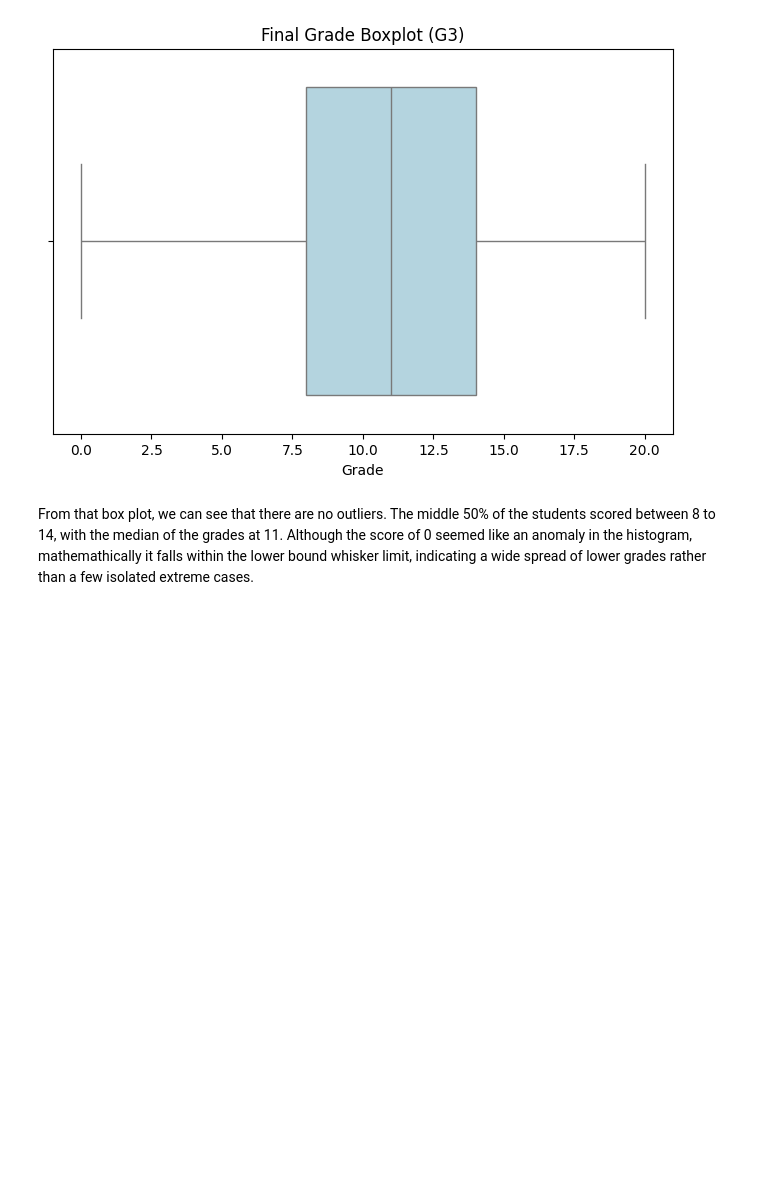
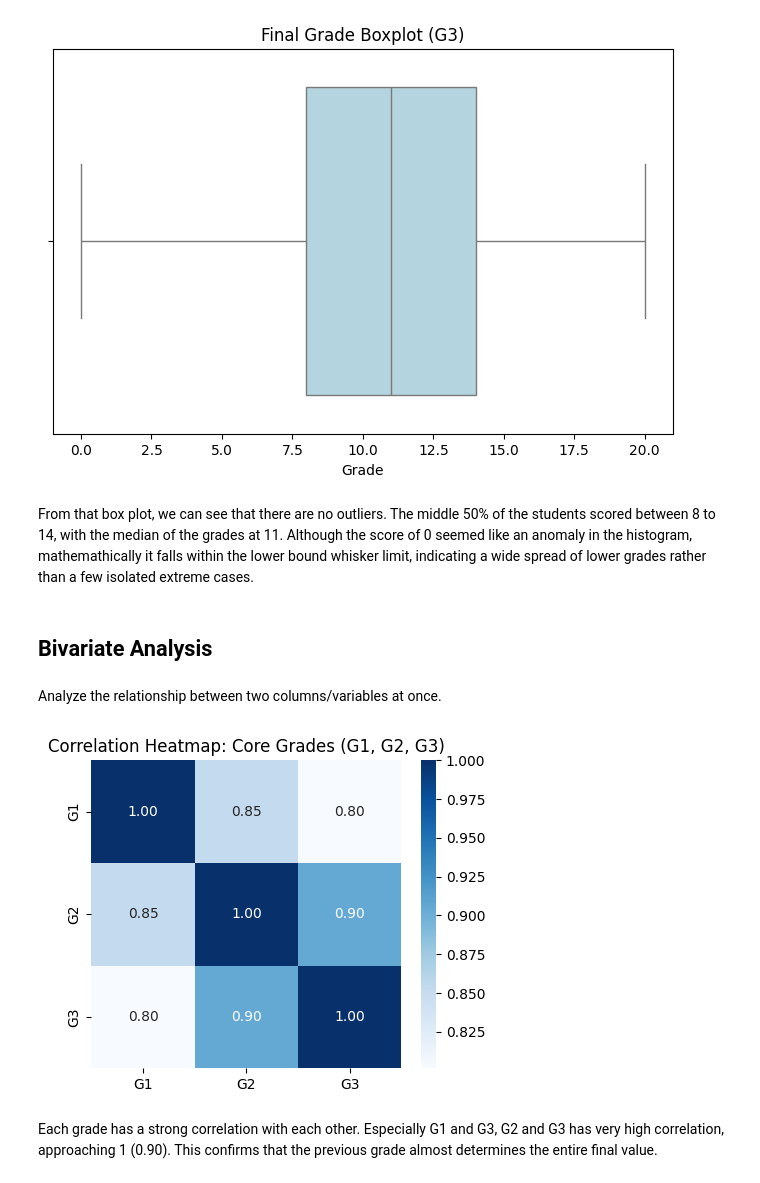
Before and after one commit to AkmalFazli27/Student-Grade-Analysis, a Jupyter notebook: notebooks/student_math.ipynb, the cells around one changed output. Drawn from its saved outputs; the diff is of its cells as text; code cells hidden in the pictures; blank space fills up the shorter version.

Commit message:
Create correlation heatmap between G1, G2, and G3

```diff
--- a/notebooks/student_math.ipynb
+++ b/notebooks/student_math.ipynb
@@ -102,3 +104,21 @@ plt.show()
 [figure]
 # %% [markdown]
 From that box plot, we can see that there are no outliers. The middle 50% of the students scored between 8 to 14, with the median of the grades at 11. Although the score of 0 seemed like an anomaly in the histogram, mathemathically it falls within the lower bound whisker limit, indicating a wide spread of lower grades rather than a few isolated extreme cases.
+# %% [markdown]
+## Bivariate Analysis
+# %% [markdown]
+Analyze the relationship between two columns/variables at once.
+# %%
+numeric_cols = df.select_dtypes(include=[np.number])
+core_grades = numeric_cols[['G1', 'G2', 'G3']]
+
+external_factors = numeric_cols.drop(['G1', 'G2', 'G3'], axis=1)
+
+plt.figure(figsize=(5, 4))
+sns.heatmap(core_grades.corr(), annot=True, cmap='Blues', fmt='.2f')
+plt.title('Correlation Heatmap: Core Grades (G1, G2, G3)')
+plt.show()
+# %% [output]
+[figure, added]
+# %% [markdown]
+Each grade has a strong correlation with each other. Especially G1 and G3, G2 and G3 has very high correlation, approaching 1 (0.90). This confirms that the previous grade almost determines the entire final value.
```
Also changed, not shown: parts of 1 cell of this notebook.
